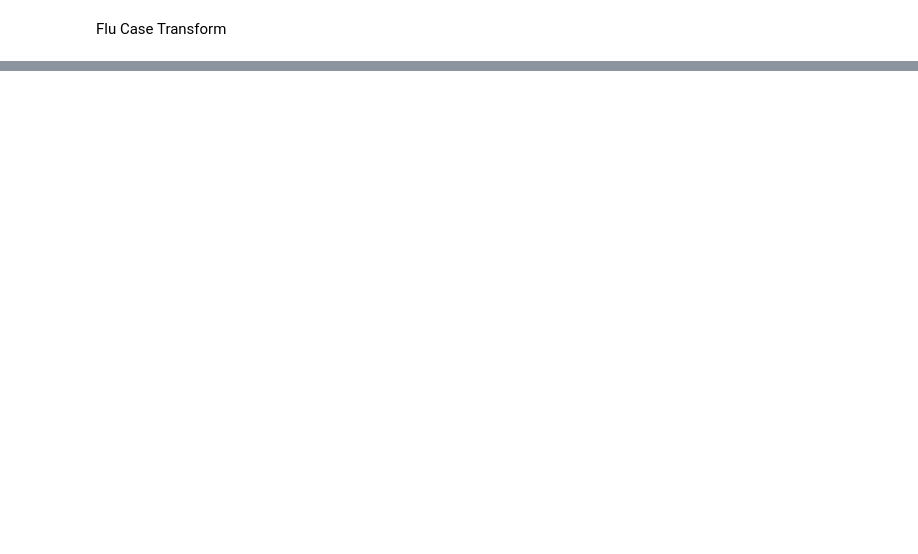
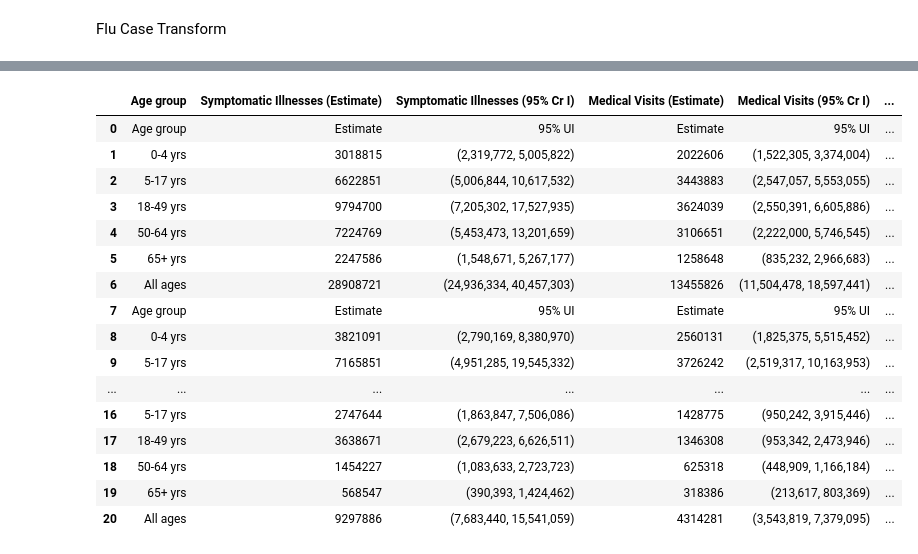
Before and after one commit to AdrianJason/Project3_Data_FullStack, a Jupyter notebook: ETL/Transform.ipynb, the cells around one changed output, grey strips where cells are left out. Drawn from its saved outputs; the diff is of its cells as text; code cells hidden in the pictures; blank space fills up the shorter version.

```diff
--- a/ETL/Transform.ipynb
+++ b/ETL/Transform.ipynb
@@ -210,0 +325,48 @@ flu_10to16
+# %%
+flu_18to21 = pd.DataFrame()
+
+for k in range(3):
+    try:
+        if k < 2:
+            addayear = pd.read_csv("ExtractCSV/flucases/flu201" + str(k+8) + ".csv")
+            addayear["Year"] = ("201" + str(k+8))
+            flu_18to21 = pd.concat([flu_18to21, addayear], ignore_index=True)
+        else:
+            addayear = pd.read_csv("ExtractCSV/flucases/flu2021.csv")
+            addayear["Year"] = ("2021")
+            flu_18to21 = pd.concat([flu_18to21, addayear], ignore_index=True)
+
+    except Exception as e:
+        print(f'An error occurred: {e} in {k}')
+
+flu_18to21 = flu_18to21.rename(columns={"Unnamed: 0_level_0":"Age group",
+                               "Symptomatic Illnesses" : "Symptomatic Illnesses (Estimate)",
+                               "Symptomatic Illnesses.1" : "Symptomatic Illnesses (95% Cr I)",
+                               "Medical Visits" : "Medical Visits (Estimate)",
+                               "Medical Visits.1" : "Medical Visits (95% Cr I)",
+                               "Hospitalizations" : "Hospitalizations (Estimate)",
+                               "Hospitalizations.1" : "Hospitalizations (95% Cr I)",
+                               "Deaths" : "Deaths (Estimate)",
+                               "Deaths.1" : "Deaths (95% Cr I)"})
+
+flu_18to21['Year'] = flu_18to21['Year'].astype('datetime64[ns]')
+
+flu_18to21
+# %% [output]
+|  | Age group | Symptomatic Illnesses (Estimate) | Symptomatic Illnesses (95% Cr I) | Medical Visits (Estimate) | Medical Visits (95% Cr I) | ... |
+| 0 | Age group | Estimate | 95% UI | Estimate | 95% UI | ... |
+| 1 | 0-4 yrs | 3018815 | (2,319,772, 5,005,822) | 2022606 | (1,522,305, 3,374,004) | ... |
+| 2 | 5-17 yrs | 6622851 | (5,006,844, 10,617,532) | 3443883 | (2,547,057, 5,553,055) | ... |
+| 3 | 18-49 yrs | 9794700 | (7,205,302, 17,527,935) | 3624039 | (2,550,391, 6,605,886) | ... |
+| 4 | 50-64 yrs | 7224769 | (5,453,473, 13,201,659) | 3106651 | (2,222,000, 5,746,545) | ... |
+| 5 | 65+ yrs | 2247586 | (1,548,671, 5,267,177) | 1258648 | (835,232, 2,966,683) | ... |
+| 6 | All ages | 28908721 | (24,936,334, 40,457,303) | 13455826 | (11,504,478, 18,597,441) | ... |
+| 7 | Age group | Estimate | 95% UI | Estimate | 95% UI | ... |
+| 8 | 0-4 yrs | 3821091 | (2,790,169, 8,380,970) | 2560131 | (1,825,375, 5,515,452) | ... |
+| 9 | 5-17 yrs | 7165851 | (4,951,285, 19,545,332) | 3726242 | (2,519,317, 10,163,953) | ... |
+| ... | ... | ... | ... | ... | ... | ... |
+| 16 | 5-17 yrs | 2747644 | (1,863,847, 7,506,086) | 1428775 | (950,242, 3,915,446) | ... |
+| 17 | 18-49 yrs | 3638671 | (2,679,223, 6,626,511) | 1346308 | (953,342, 2,473,946) | ... |
+| 18 | 50-64 yrs | 1454227 | (1,083,633, 2,723,723) | 625318 | (448,909, 1,166,184) | ... |
+| 19 | 65+ yrs | 568547 | (390,393, 1,424,462) | 318386 | (213,617, 803,369) | ... |
+| 20 | All ages | 9297886 | (7,683,440, 15,541,059) | 4314281 | (3,543,819, 7,379,095) | ... |
```
Also changed, not shown: parts of 16 cells of this notebook, 20 other files.
